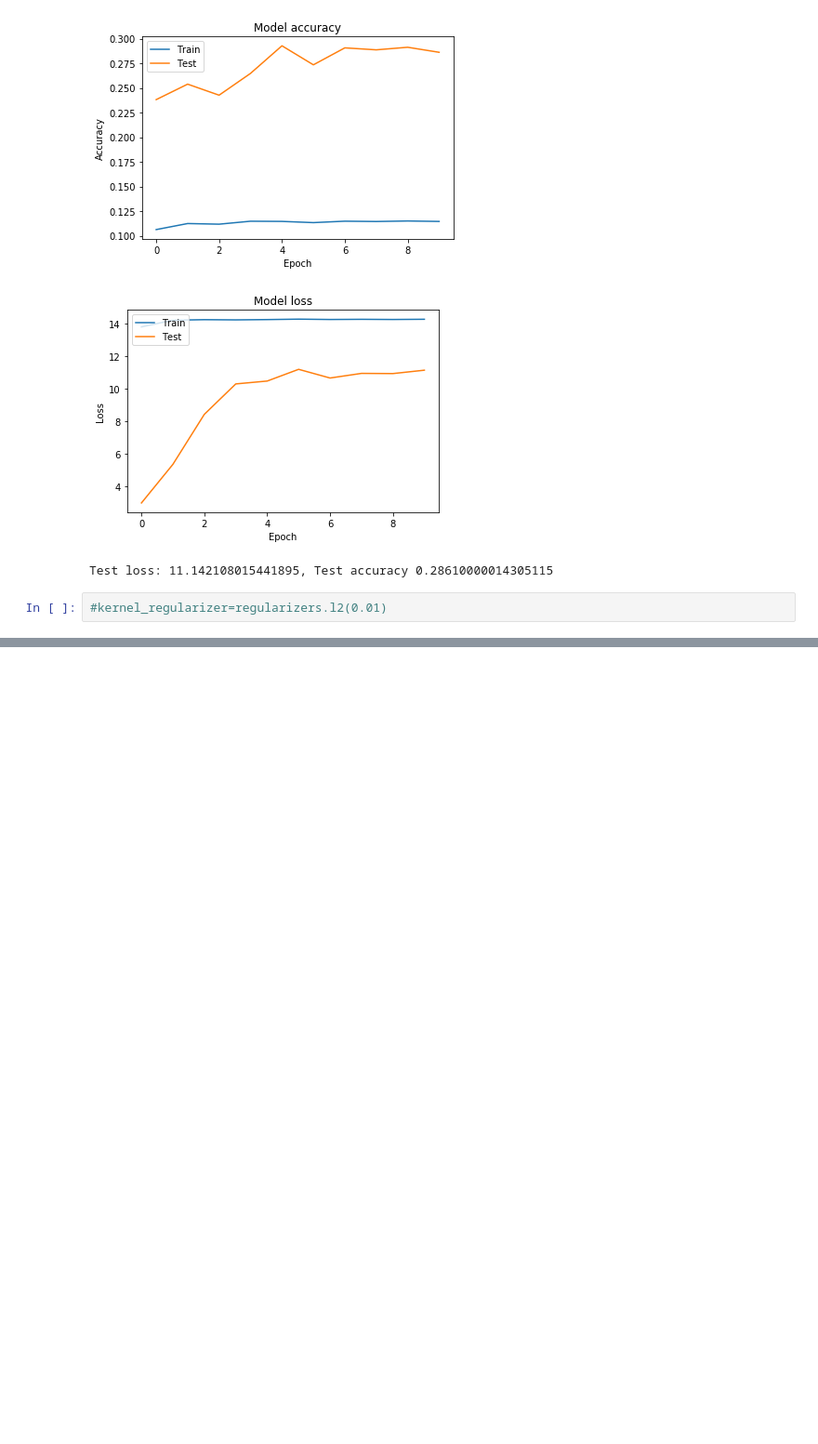
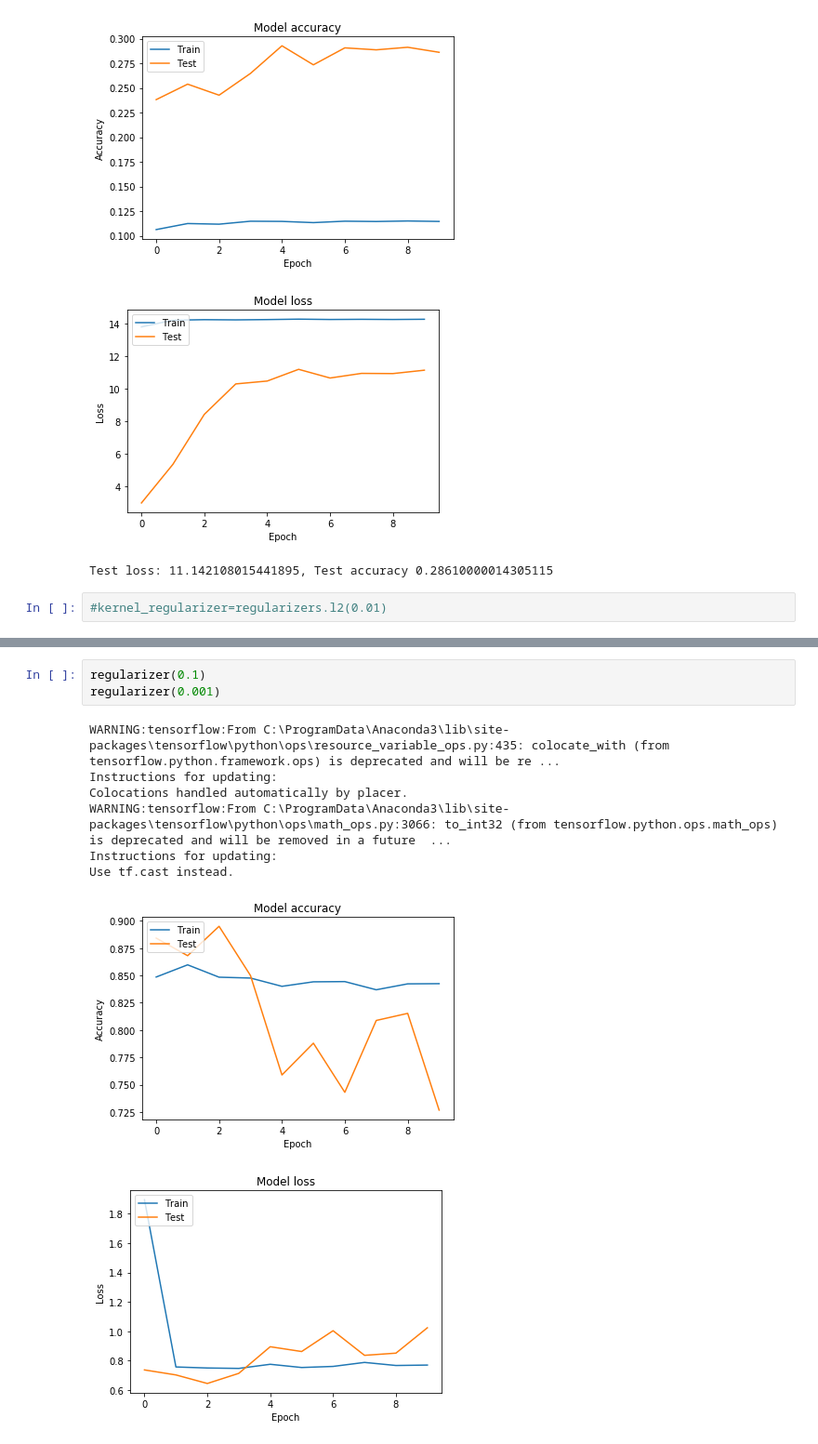
Before and after one commit to antfor/DAT405, a Jupyter notebook: assignment6/DAT405_neural_networks_Anton.ipynb, the cells around one changed output, grey strips where cells are left out. Shown at 93% size. Saved outputs shown, nothing was run; the diff lists cells and outputs as text; blank space fills up the shorter version.

```diff
--- a/assignment6/DAT405_neural_networks_Anton.ipynb
+++ b/assignment6/DAT405_neural_networks_Anton.ipynb
@@ -272,0 +319,12 @@ Test loss: 11.142108015441895, Test accuracy 0.28610000014305115
+# %%
+regularizer(0.1)
+regularizer(0.001)
+# %% [output]
+WARNING:tensorflow:From C:\ProgramData\Anaconda3\lib\site-packages\tensorflow\python\ops\resource_variable_ops.py:435: colocate_with (from tensorflow.python.framework.ops) is deprecated and will be re ...
+Instructions for updating:
+Colocations handled automatically by placer.
+WARNING:tensorflow:From C:\ProgramData\Anaconda3\lib\site-packages\tensorflow\python\ops\math_ops.py:3066: to_int32 (from tensorflow.python.ops.math_ops) is deprecated and will be removed in a future  ...
+Instructions for updating:
+Use tf.cast instead.
+[figure, added]
+[figure, added]
```
Also changed, not shown: parts of 6 cells of this notebook, 1 other file.
